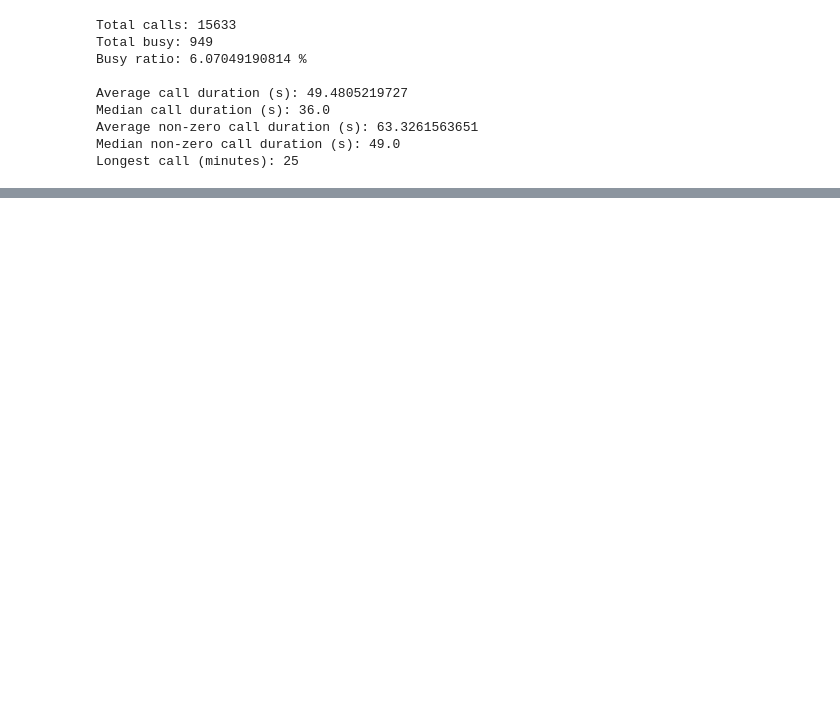
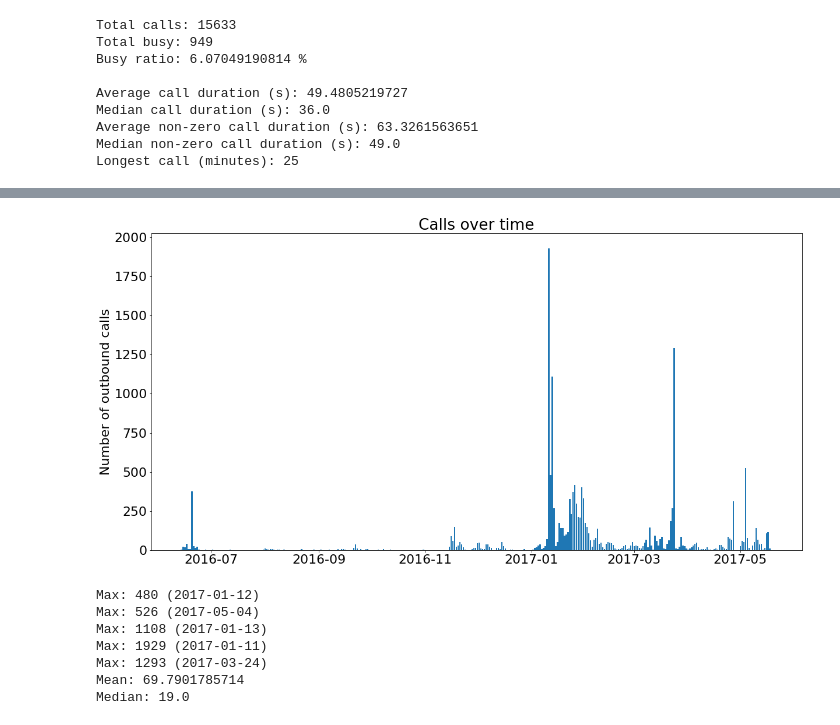
Before and after one commit to typpo/call-congress, a Jupyter notebook: scripts/Call log analysis.ipynb, the cells around one changed output, grey strips where cells are left out. Saved outputs shown, nothing was run; the diff lists cells and outputs as text; code cells hidden in the pictures; blank space fills up the shorter version.

```diff
--- a/scripts/Call log analysis.ipynb
+++ b/scripts/Call log analysis.ipynb
@@ -69,0 +57,30 @@ plt.show()
+# %%
+# Calls over time
+dates = np.array(merged['time'], dtype='datetime64[D]')
+uniques, counts = np.unique(dates, return_counts=True)
+plt.bar(uniques, counts)
+
+plt.gca().set_title('Calls over time')
+plt.gca().set_ylabel('Number of outbound calls')
+plt.show()
+
+maxidx = np.argmax(counts)
+# 1929: 2017-01-11, "Report claims Russia may have 'compromising' information on Trump"
+# 1293: 2017-03-24, ACA repeal failed
+# 1108: 2017-01-13, "Trump National Security Adviser Called Russian Envoy Day Before Sanctions Were Imposed"
+# 526: 2017-05-04, Comey's "mild nausea" over thought he influenced election
+# 480: 2017-01-12, Trump berates news media
+maxindices = np.argpartition(counts, -5)[-5:]
+for idx in maxindices:
+    print 'Max:', '%d (%s)' % (counts[idx], uniques[idx])
+print 'Mean:', np.mean(counts)
+print 'Median:', np.median(counts)
+# %% [output]
+[figure, added]
+Max: 480 (2017-01-12)
+Max: 526 (2017-05-04)
+Max: 1108 (2017-01-13)
+Max: 1929 (2017-01-11)
+Max: 1293 (2017-03-24)
+Mean: 69.7901785714
+Median: 19.0
```
Also changed, not shown: parts of 11 cells of this notebook.
